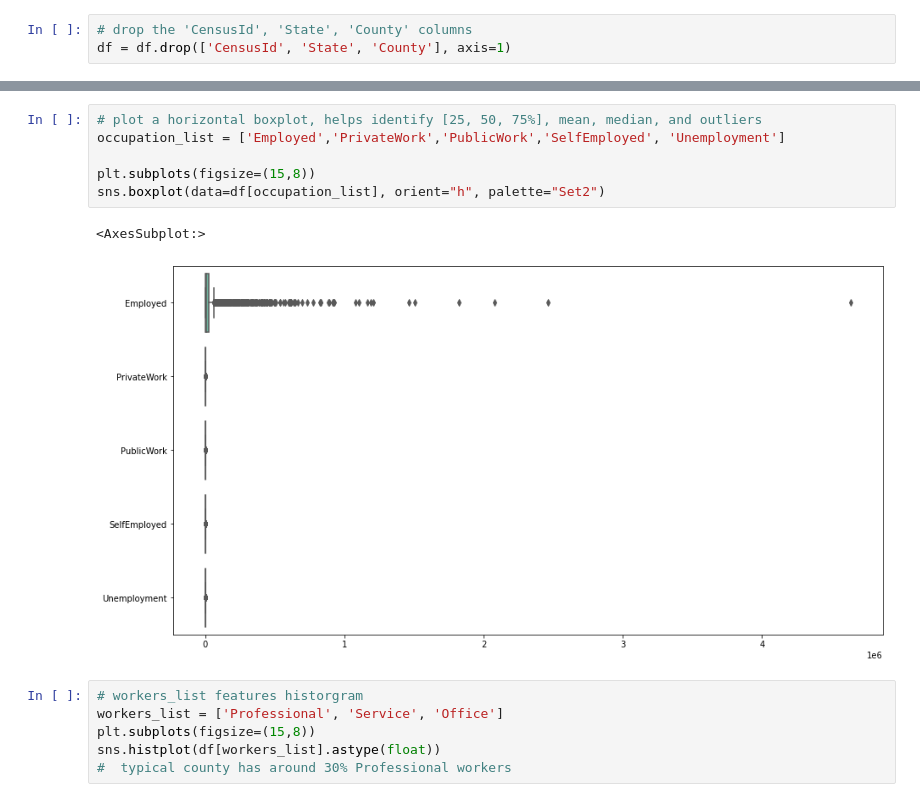
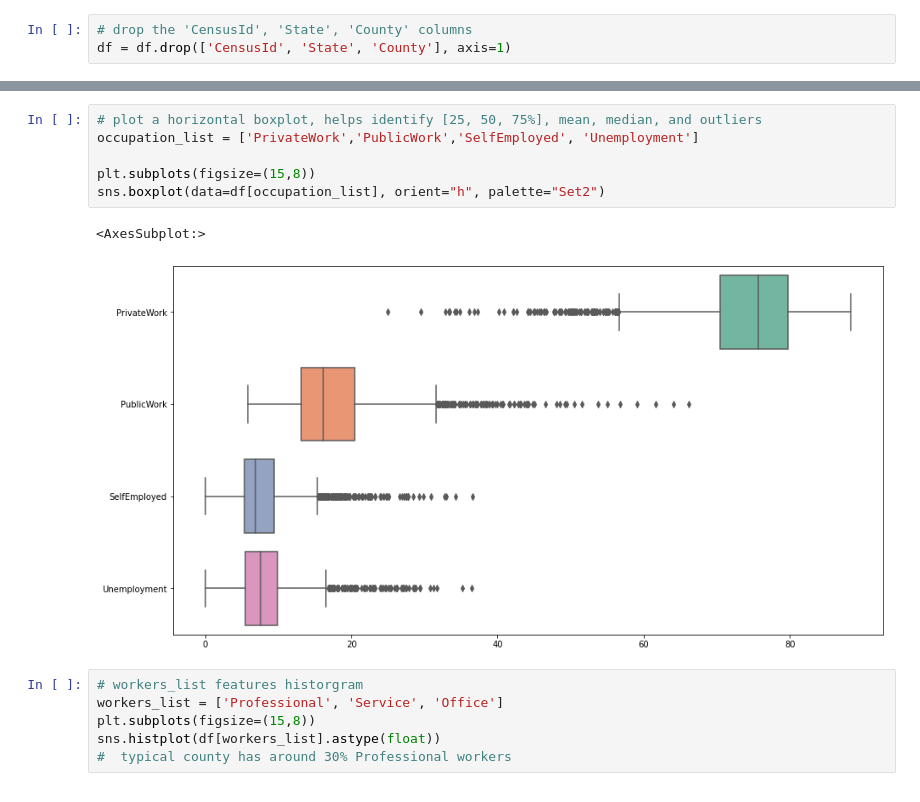
Before and after one commit to jf20541/EDA-FeatureEngineering-FeatureSelection, a Jupyter notebook: notebooks/population_seg.ipynb, the cells around one changed output, grey strips where cells are left out. Drawn from its saved outputs; the diff is of its cells as text.

```diff
--- a/notebooks/population_seg.ipynb
+++ b/notebooks/population_seg.ipynb
@@ -219,12 +209,12 @@ sns.heatmap(corr, mask=mask, cmap=cmap, vmax=.3, center=0,
 # %%
 # plot a horizontal boxplot, helps identify [25, 50, 75%], mean, median, and outliers
-occupation_list = ['Employed','PrivateWork','PublicWork','SelfEmployed', 'Unemployment']
+occupation_list = ['PrivateWork','PublicWork','SelfEmployed', 'Unemployment']
 
 plt.subplots(figsize=(15,8))
 sns.boxplot(data=df[occupation_list], orient="h", palette="Set2")
 # %% [output]
 <AxesSubplot:>
-[figure, old version]
+[figure, new version]
 # %%
 # workers_list features historgram
 workers_list = ['Professional', 'Service', 'Office']
```
Also changed, not shown: parts of 11 cells of this notebook, 2 other files.
